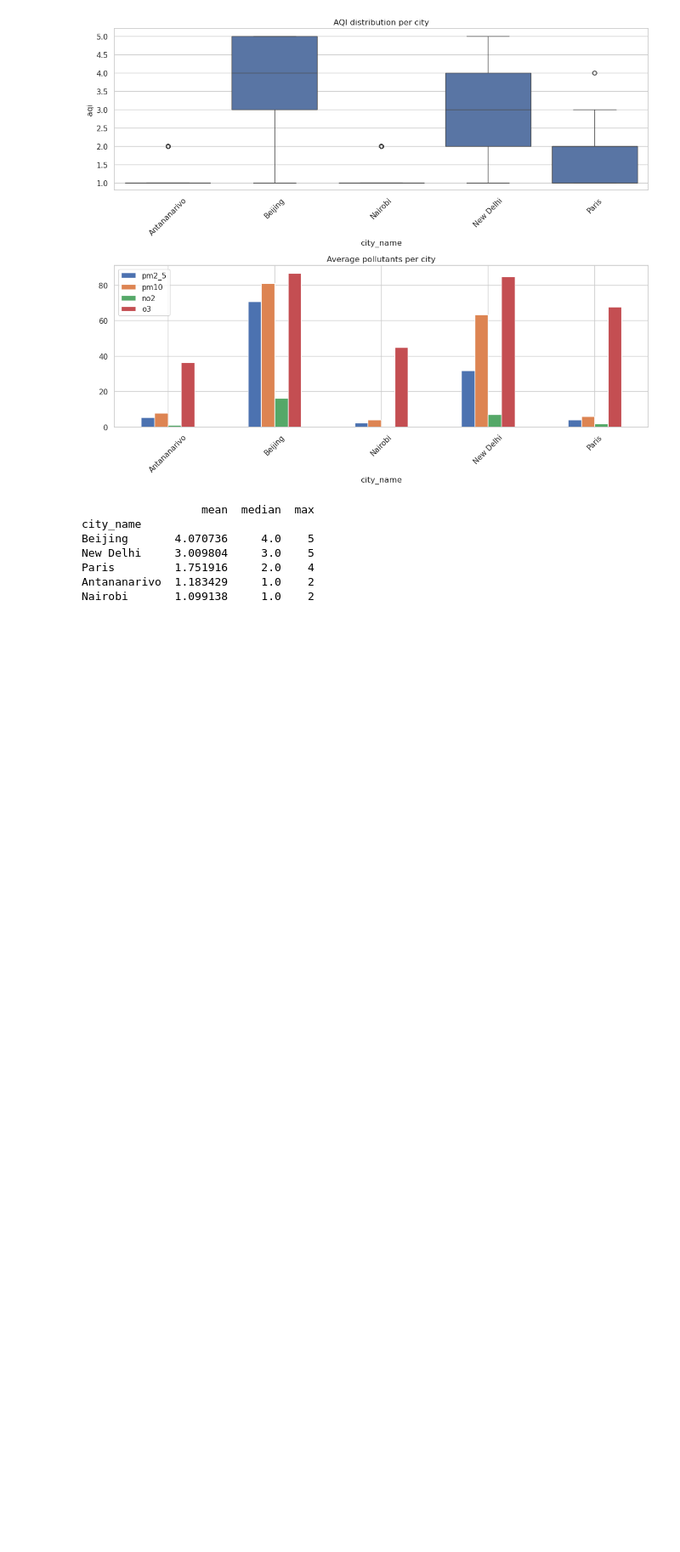
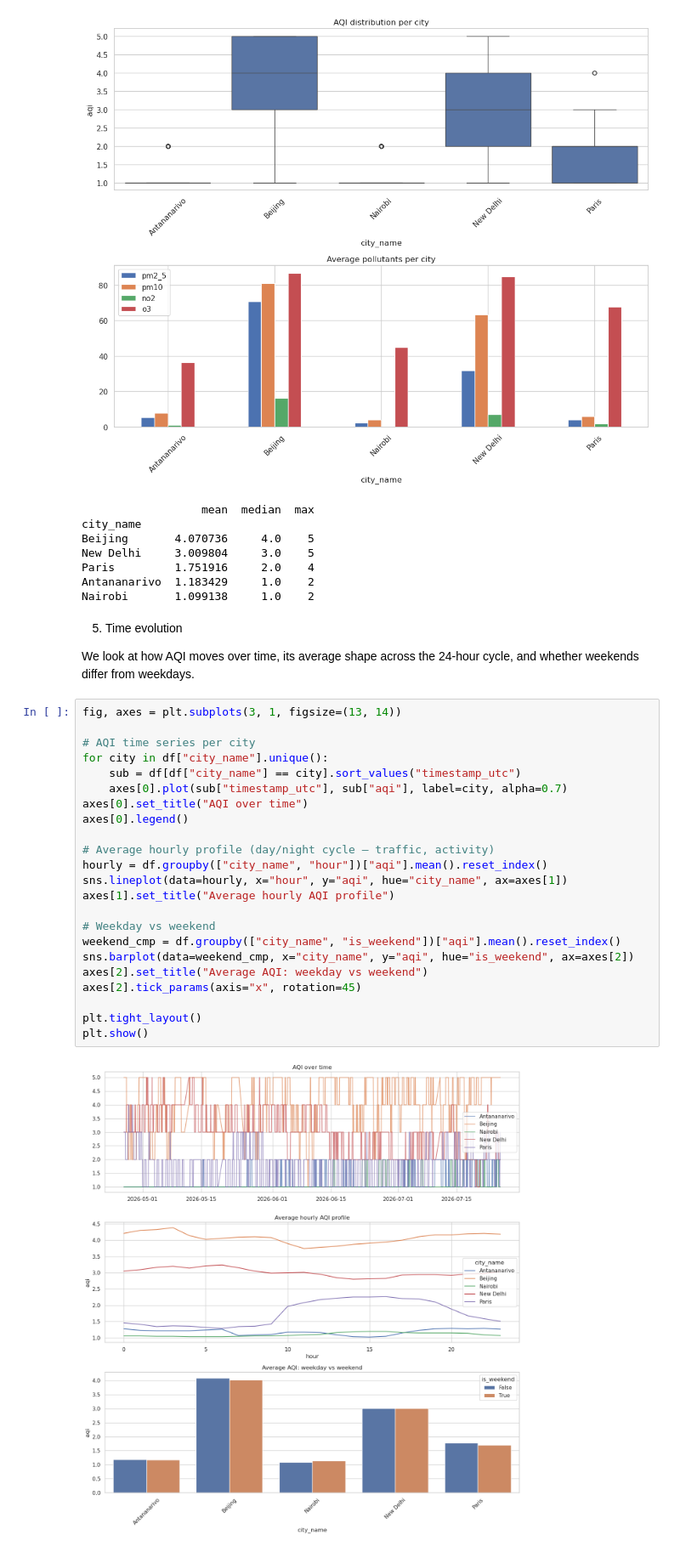
Before and after one commit to ChristianMDG/visualisation_Api_pipeline_exam, a Jupyter notebook: notebooks/analysis.ipynb, the cells around one changed output. Shown at 85% size. Cells and saved outputs as stored; diff of their text form; blank space fills up the shorter version.

Commit message:
feat : analysis time evolution

```diff
--- a/notebooks/analysis.ipynb
+++ b/notebooks/analysis.ipynb
@@ -177,3 +177,32 @@ New Delhi     3.009804     3.0    5
 Paris         1.751916     2.0    4
 Antananarivo  1.183429     1.0    2
 Nairobi       1.099138     1.0    2
+# %% [markdown]
+5. Time evolution
+
+We look at how AQI moves over time, its average shape across the 24-hour cycle, and whether weekends differ from weekdays.
+# %%
+fig, axes = plt.subplots(3, 1, figsize=(13, 14))
+
+# AQI time series per city
+for city in df["city_name"].unique():
+    sub = df[df["city_name"] == city].sort_values("timestamp_utc")
+    axes[0].plot(sub["timestamp_utc"], sub["aqi"], label=city, alpha=0.7)
+axes[0].set_title("AQI over time")
+axes[0].legend()
+
+# Average hourly profile (day/night cycle — traffic, activity)
+hourly = df.groupby(["city_name", "hour"])["aqi"].mean().reset_index()
+sns.lineplot(data=hourly, x="hour", y="aqi", hue="city_name", ax=axes[1])
+axes[1].set_title("Average hourly AQI profile")
+
+# Weekday vs weekend
+weekend_cmp = df.groupby(["city_name", "is_weekend"])["aqi"].mean().reset_index()
+sns.barplot(data=weekend_cmp, x="city_name", y="aqi", hue="is_weekend", ax=axes[2])
+axes[2].set_title("Average AQI: weekday vs weekend")
+axes[2].tick_params(axis="x", rotation=45)
+
+plt.tight_layout()
+plt.show()
+# %% [output]
+[figure, added]
```
